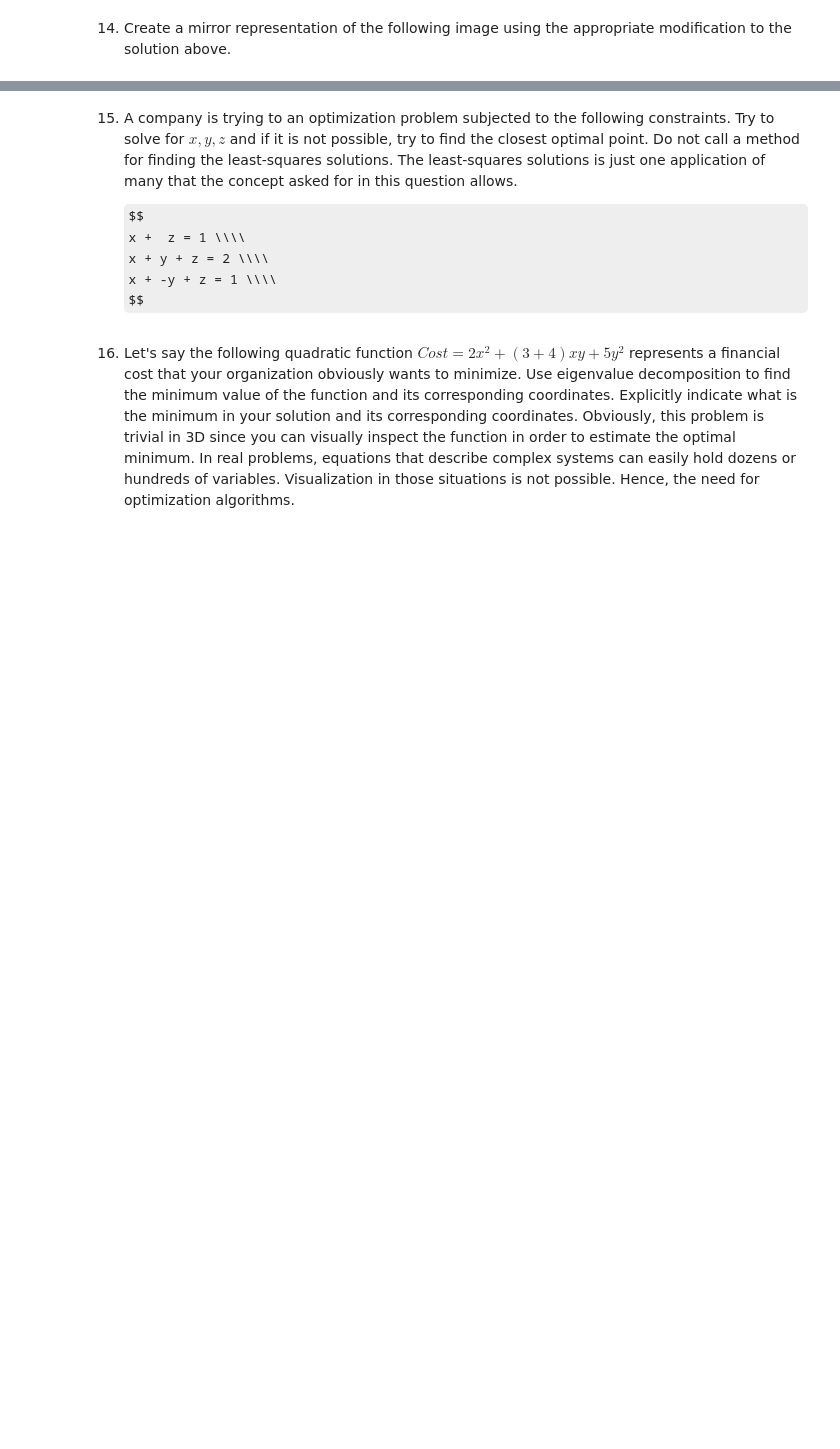
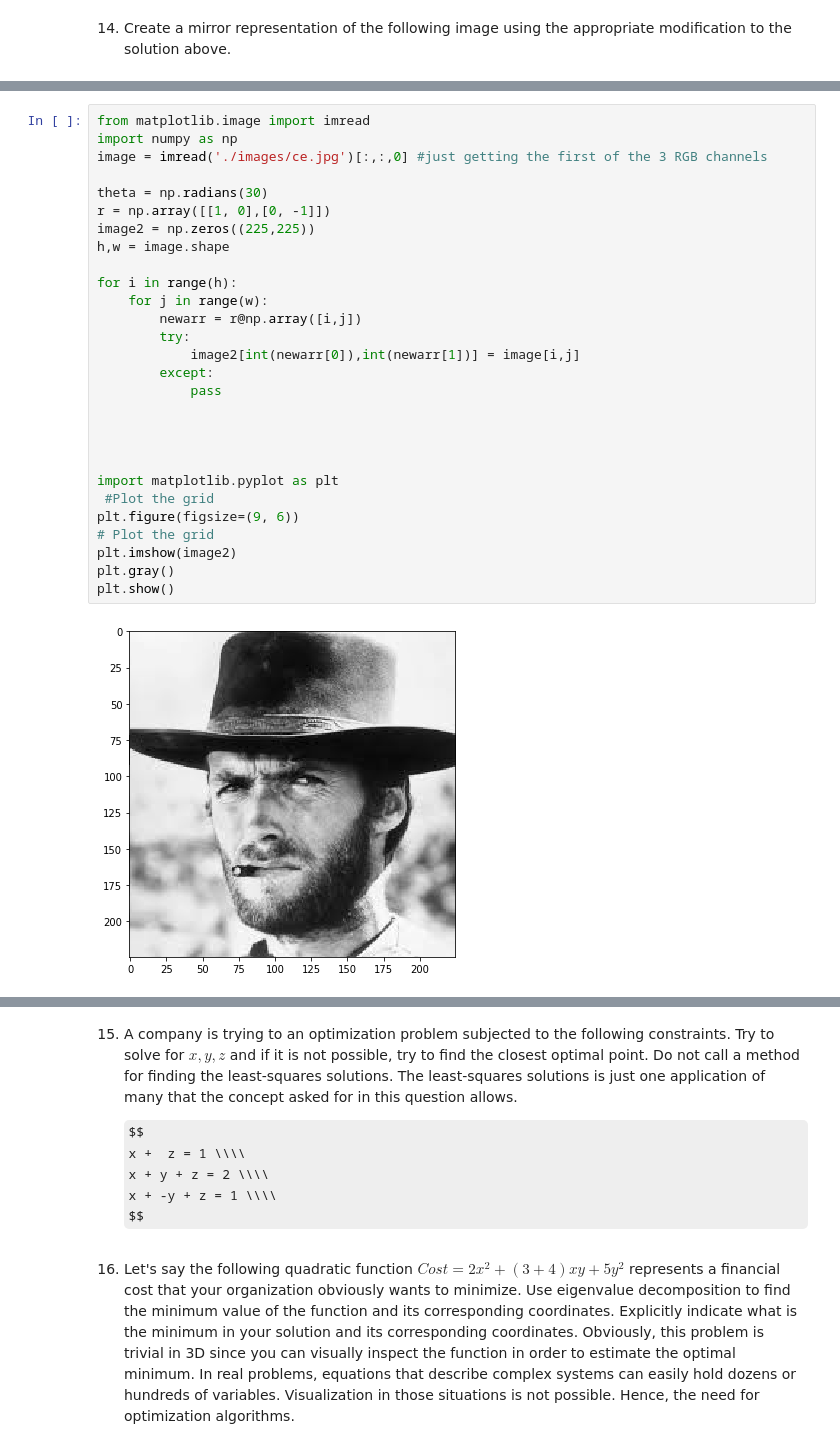
Before and after one commit to Marrnj2/A-DFirstAssesment, a Jupyter notebook: _Assessment1/assessment1.ipynb, the cells around one changed output, grey strips where cells are left out. Drawn from its saved outputs; the diff is of its cells as text; some formulas as TeX source; blank space fills up the shorter version.

```diff
--- a/_Assessment1/assessment1.ipynb
+++ b/_Assessment1/assessment1.ipynb
@@ -442,3 +495,33 @@ plt.show()
+# %%
+from matplotlib.image import imread
+import numpy as np
+image = imread('./images/ce.jpg')[:,:,0] #just getting the first of the 3 RGB channels
+
+theta = np.radians(30)
+r = np.array([[1, 0],[0, -1]])
+image2 = np.zeros((225,225))
+h,w = image.shape
+
+for i in range(h):
+    for j in range(w):
+        newarr = r@np.array([i,j])
+        try:
+            image2[int(newarr[0]),int(newarr[1])] = image[i,j]
+        except:
+            pass
+
+
+
+
+import matplotlib.pyplot as plt
+ #Plot the grid
+plt.figure(figsize=(9, 6))
+# Plot the grid
+plt.imshow(image2)
+plt.gray()
+plt.show()
+# %% [output]
+[figure, added]
 # %% [markdown]
 This is the output you are supposed to get:
 
```
Also changed, not shown: parts of 6 cells of this notebook.
